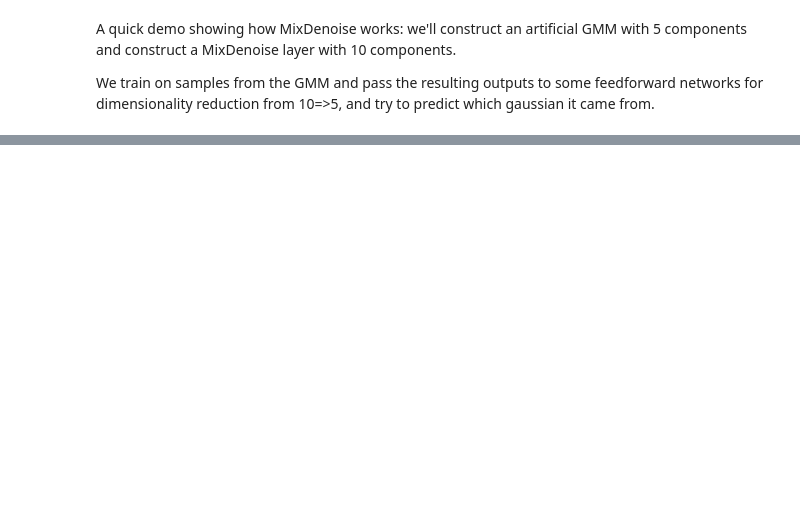
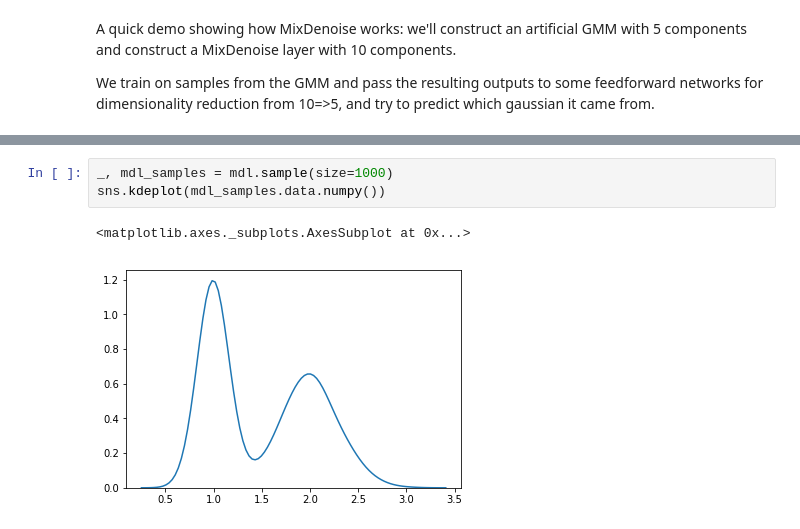
Before and after one commit to paultsw/mixdenoise, a Jupyter notebook: Demo.ipynb, the cells around one changed output, grey strips where cells are left out. Cells and saved outputs as stored; diff of their text form; blank space fills up the shorter version.

```diff
--- a/Demo.ipynb
+++ b/Demo.ipynb
@@ -73,0 +156,6 @@ def train():
+# %%
+_, mdl_samples = mdl.sample(size=1000)
+sns.kdeplot(mdl_samples.data.numpy())
+# %% [output]
+<matplotlib.axes._subplots.AxesSubplot at 0x...>
+[figure, added]
```
Also changed, not shown: parts of 20 cells of this notebook.
